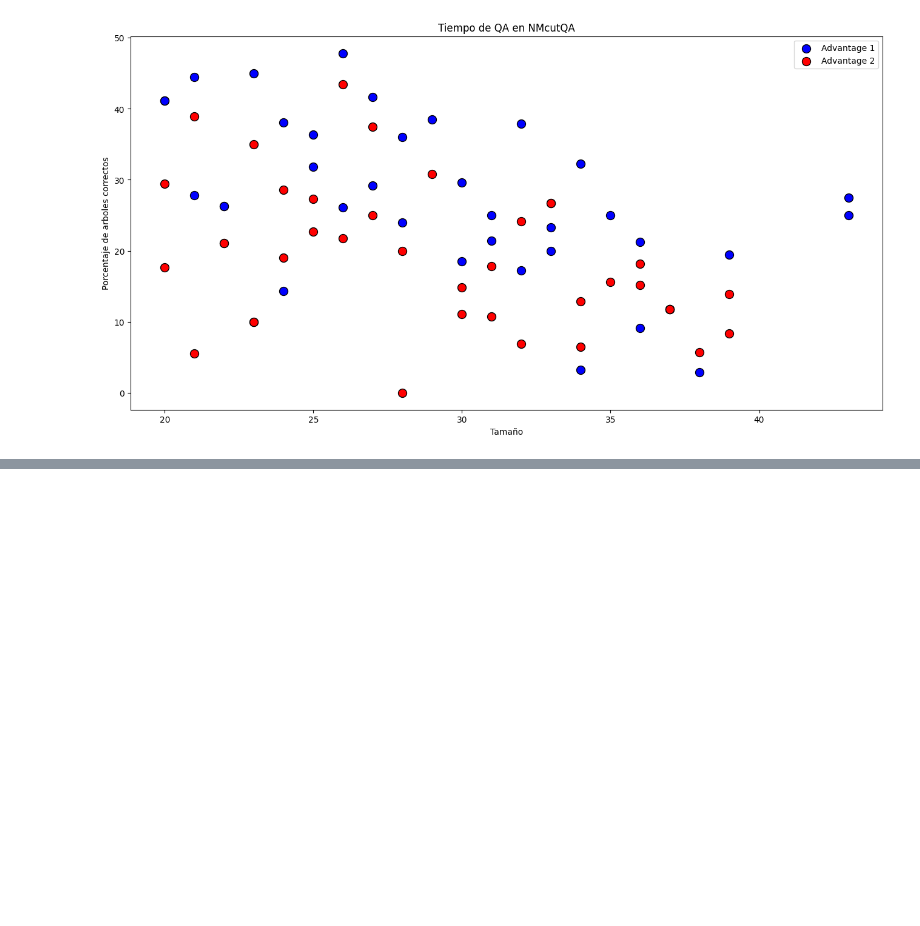
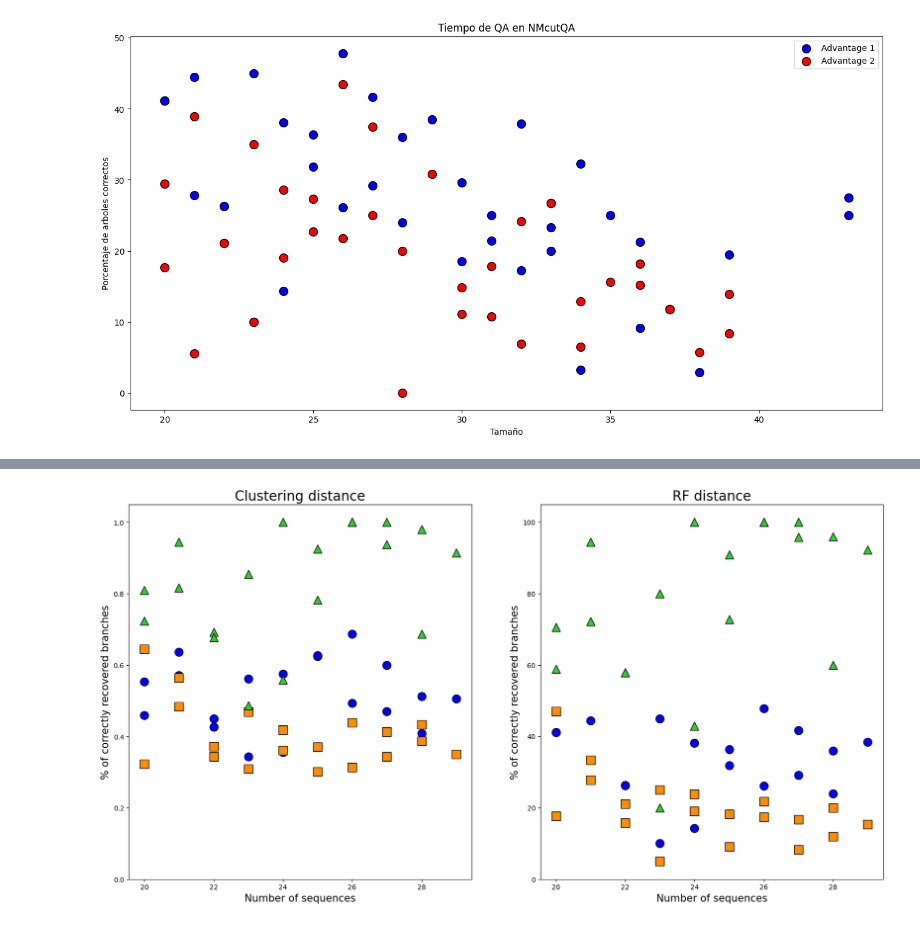
Before and after one commit to Nicofero/PhyloTree_ReConst, a Jupyter notebook: metrics_study.ipynb, the cells around one changed output, grey strips where cells are left out. Cells and saved outputs as stored; diff of their text form; code cells hidden in the pictures; blank space fills up the shorter version.

```diff
--- a/metrics_study.ipynb
+++ b/metrics_study.ipynb
@@ -967,0 +990,23 @@ plt.show()
+# %%
+fig, ax = plt.subplots(1,2,figsize=(20,10))
+
+ax[0].scatter(clust_qa['size'], clust_qa['clust'], edgecolor='k', marker='o', color='blue', s=150, label='NMcutQA')
+ax[0].scatter(clust_qaoa['size'], clust_qaoa['clust'], edgecolor='k', marker='s', color='darkorange', s=150, label='NMcutQAOA')
+ax[0].scatter(clust_nj['size'], clust_nj['clust'], edgecolor='k', marker='^', color='limegreen', s=150, label='NJ')
+ax[0].set_xlabel('Number of sequences',fontdict={'fontsize': 15})
+ax[0].set_ylabel('% of correctly recovered branches',fontdict={'fontsize': 15})
+ax[0].set_ylim([0,1.05])
+ax[0].set_title('Clustering distance', fontsize=20)
+
+#only size greater than 15 and less than 30
+ax[1].scatter(filtered_rf['size'], filtered_rf['RF'], edgecolor='k', color='blue', s=150, marker='o', label='NMcutQA')
+ax[1].scatter(qiskit_df[qiskit_df['size']>19]['size'], qiskit_df[qiskit_df['size']>19]['RF'], edgecolor='k', color='darkorange', s=150, marker='s', label='NMcutQAOA')
+ax[1].scatter(filtered_rf_nf['size'], filtered_rf_nf['RF'], edgecolor='k', color='limegreen', s=150, marker='^', label='NJ')
+ax[1].set_xlabel('Number of sequences',fontdict={'fontsize': 15})
+ax[1].set_ylabel('% of correctly recovered branches',fontdict={'fontsize': 15})
+ax[1].set_title('RF distance', fontsize=20)
+ax[1].set_ylim([0,105])
+
+plt.show()
+# %% [output]
+[figure, added]
```
Also changed, not shown: parts of 2 cells of this notebook, 24 other files.
